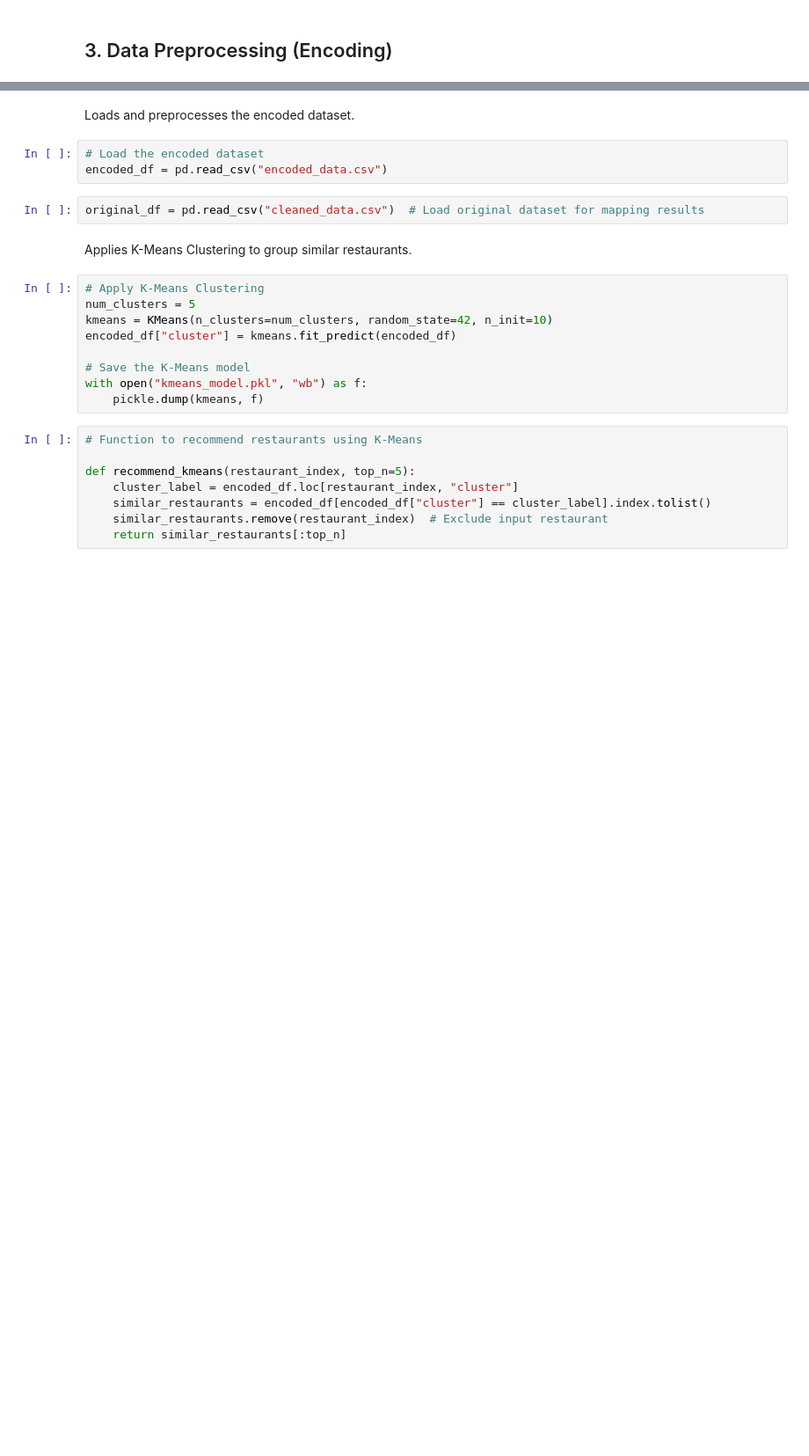
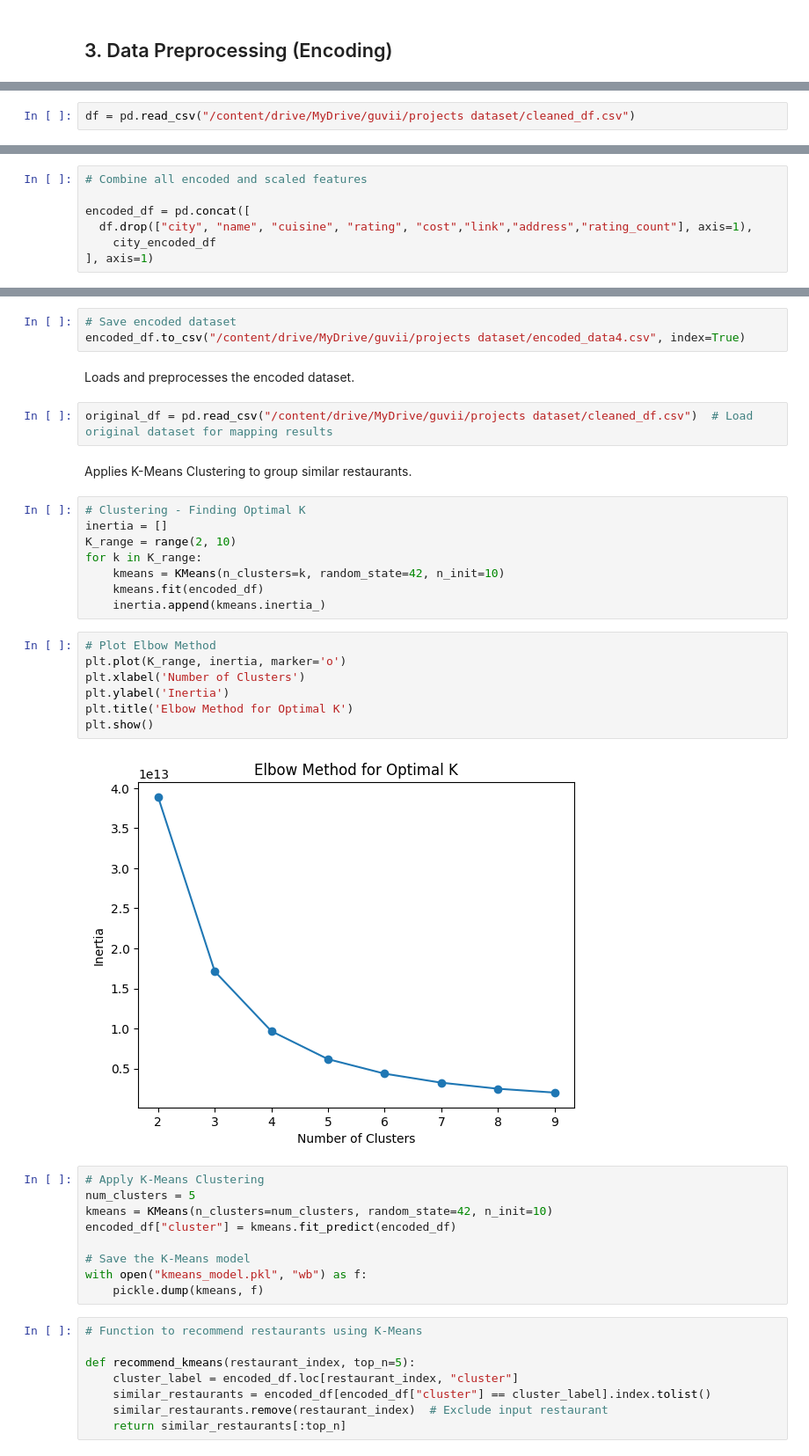
Before and after one commit to viswakimi/swiggy-Restaurant-Recommendation-System, a Jupyter notebook: Swiggys_Restaurant_Recommendation_System.ipynb, the cells around one changed output, grey strips where cells are left out. Shown at 88% size. Cells and saved outputs as stored; diff of their text form; blank space fills up the shorter version.

```diff
--- a/Swiggys_Restaurant_Recommendation_System.ipynb
+++ b/Swiggys_Restaurant_Recommendation_System.ipynb
@@ -338,0 +304,2 @@ All encoders and scaler saved in 'encoders_scaler.pkl'. Encoding complete!
+# %%
+df = pd.read_csv("/content/drive/MyDrive/guvii/projects dataset/cleaned_df.csv")
@@ -338,0 +331,7 @@ All encoders and scaler saved in 'encoders_scaler.pkl'. Encoding complete!
+# %%
+# Combine all encoded and scaled features
+
+encoded_df = pd.concat([
+  df.drop(["city", "name", "cuisine", "rating", "cost","link","address","rating_count"], axis=1),
+    city_encoded_df
+], axis=1)
@@ -343,12 +381,29 @@ encoded_df.shape
+# %%
+# Save encoded dataset
+encoded_df.to_csv("/content/drive/MyDrive/guvii/projects dataset/encoded_data4.csv", index=True)
 # %% [markdown]
 Loads and preprocesses the encoded dataset.
-# %%
-# Load the encoded dataset
-encoded_df = pd.read_csv("encoded_data.csv")
 # %%
-original_df = pd.read_csv("cleaned_data.csv")  # Load original dataset for mapping results
+original_df = pd.read_csv("/content/drive/MyDrive/guvii/projects dataset/cleaned_df.csv")  # Load original dataset for mapping results
 # %% [markdown]
 Applies K-Means Clustering to group similar restaurants.
+# %%
+# Clustering - Finding Optimal K
+inertia = []
+K_range = range(2, 10)
+for k in K_range:
+    kmeans = KMeans(n_clusters=k, random_state=42, n_init=10)
+    kmeans.fit(encoded_df)
+    inertia.append(kmeans.inertia_)
+# %%
+# Plot Elbow Method
+plt.plot(K_range, inertia, marker='o')
+plt.xlabel('Number of Clusters')
+plt.ylabel('Inertia')
+plt.title('Elbow Method for Optimal K')
+plt.show()
+# %% [output]
+[figure, added]
 # %%
 # Apply K-Means Clustering
 num_clusters = 5
```
Also changed, not shown: parts of 13 cells of this notebook.
